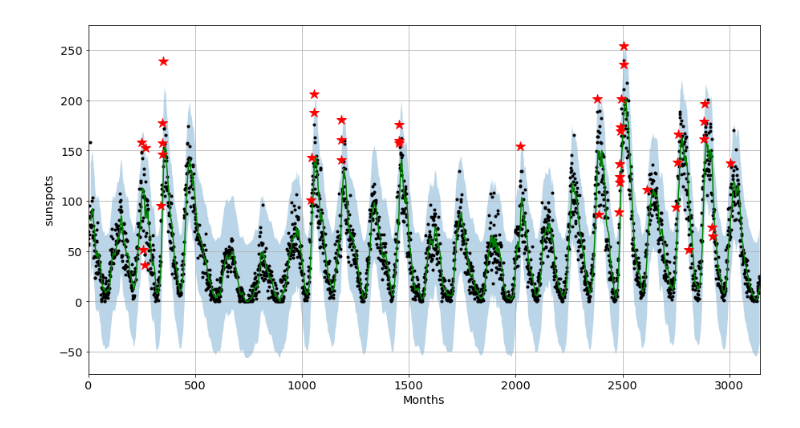
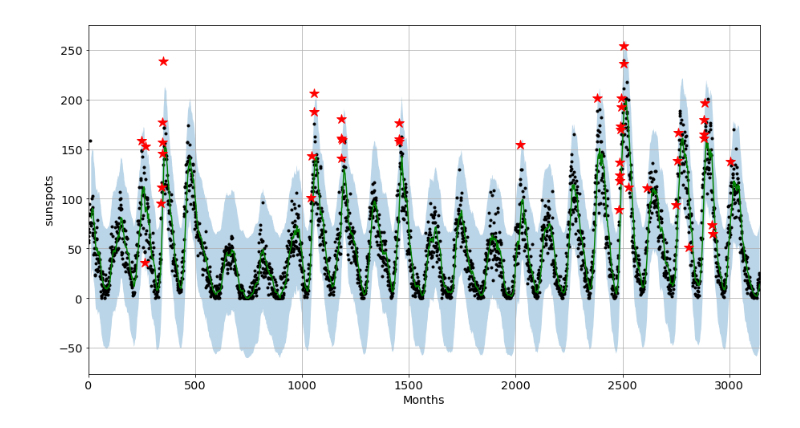
Before and after one commit to kiwidamien/sunspots, a Jupyter notebook: sunspot anomoly detection.ipynb, the cells around one changed output. Saved outputs shown, nothing was run; the diff lists cells and outputs as text; code cells hidden in the pictures.

```diff
--- a/sunspot anomoly detection.ipynb
+++ b/sunspot anomoly detection.ipynb
@@ -87,7 +89,7 @@ def plot_results(x, y, window_size, num_sigma = 1.0, text_xlabel = "X Axis",
     plt.fill_between(x, y_upper, y_lower,alpha = 0.3)
     plt.grid(True)
 # %%
-plot_results(sunspot_data['month'], sunspot_data['sunspots'], window_size = 13, text_xlabel = "Months",
+plot_results(sunspot_data['month'], sunspot_data['sunspots'], window_size = 15, text_xlabel = "Months",
              text_ylabel="sunspots", num_sigma = 3, apply_rolling_std = False)
 # %% [output]
-[figure, old version]
+[figure, new version]
```
Also changed, not shown: parts of 19 cells of this notebook, 2 other files.
